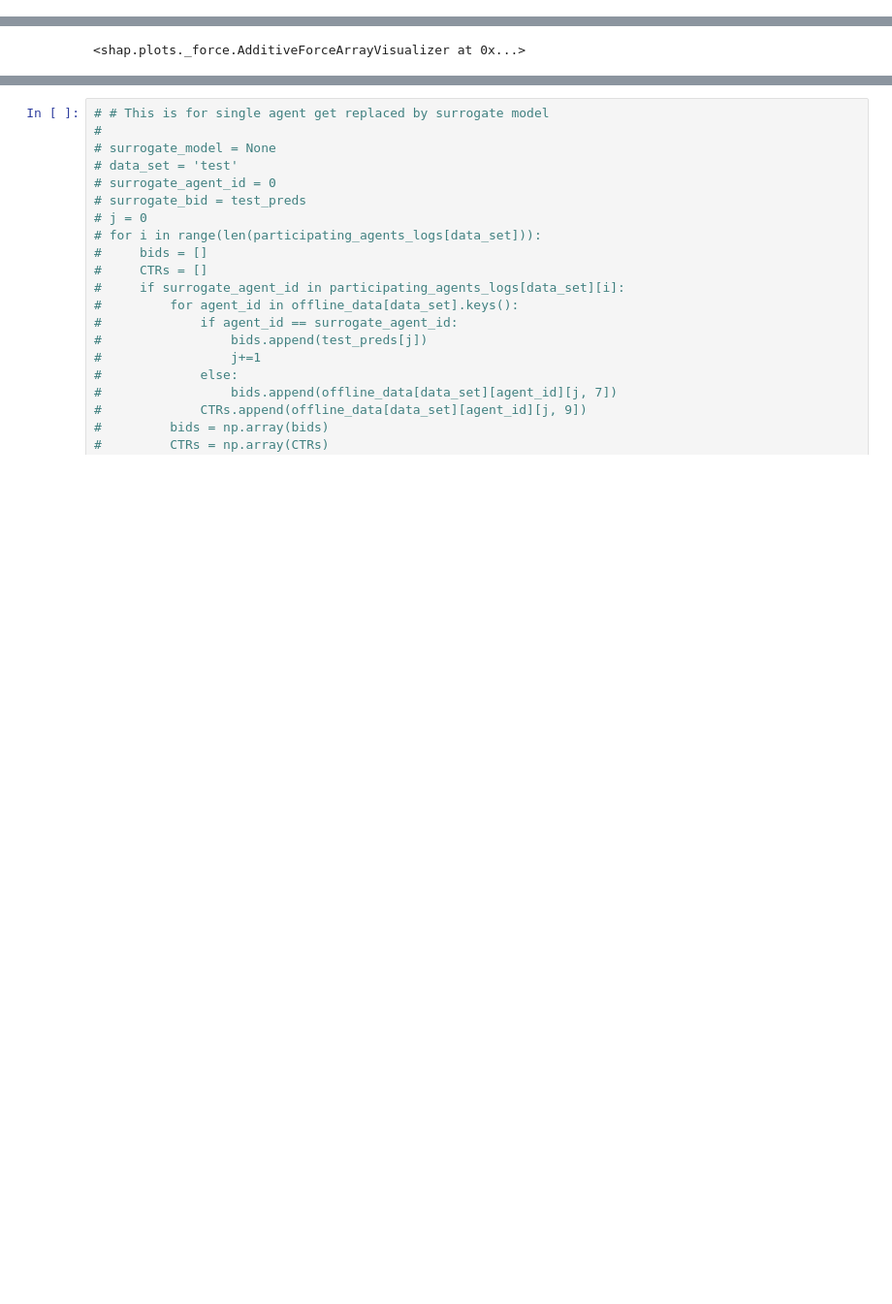
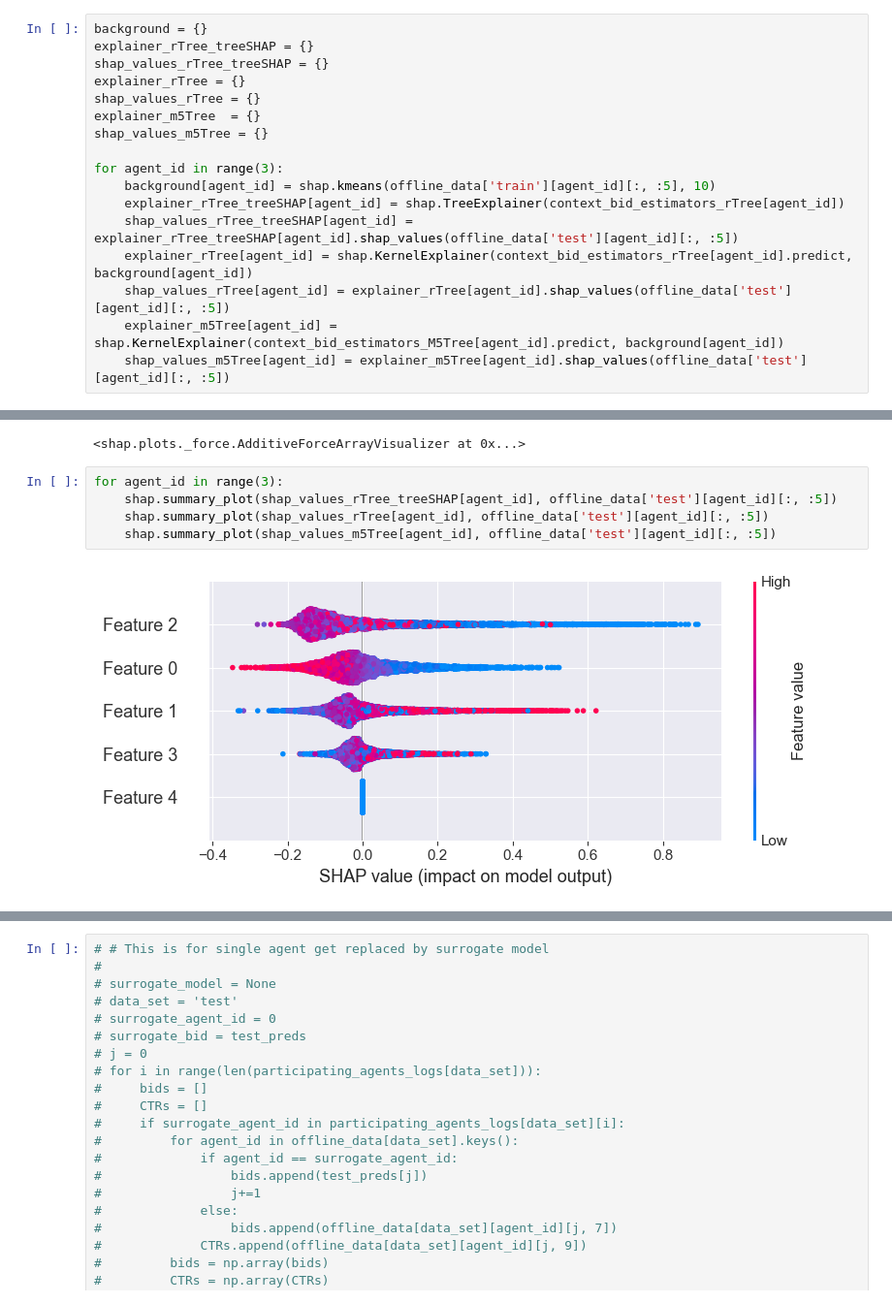
Before and after one commit to keith11119/auction-gym, a Jupyter notebook: src/data_DR_L.ipynb, the cells around one changed output, grey strips where cells are left out. Shown at 97% size. Cells and saved outputs as stored; diff of their text form; blank space fills up the shorter version.

Commit message:
uTree done + SHAP basic set up + experiments set up generally done

```diff
--- a/src/data_DR_L.ipynb
+++ b/src/data_DR_L.ipynb
@@ -318,6 +456,30 @@ shap_values.shape
+# %%
+background = {}
+explainer_rTree_treeSHAP = {}
+shap_values_rTree_treeSHAP = {}
+explainer_rTree = {}
+shap_values_rTree = {}
+explainer_m5Tree  = {}
+shap_values_m5Tree = {}
+
+for agent_id in range(3):
+    background[agent_id] = shap.kmeans(offline_data['train'][agent_id][:, :5], 10)
+    explainer_rTree_treeSHAP[agent_id] = shap.TreeExplainer(context_bid_estimators_rTree[agent_id])
+    shap_values_rTree_treeSHAP[agent_id] = explainer_rTree_treeSHAP[agent_id].shap_values(offline_data['test'][agent_id][:, :5])
+    explainer_rTree[agent_id] = shap.KernelExplainer(context_bid_estimators_rTree[agent_id].predict, background[agent_id])
+    shap_values_rTree[agent_id] = explainer_rTree[agent_id].shap_values(offline_data['test'][agent_id][:, :5])
+    explainer_m5Tree[agent_id] = shap.KernelExplainer(context_bid_estimators_M5Tree[agent_id].predict, background[agent_id])
+    shap_values_m5Tree[agent_id] = explainer_m5Tree[agent_id].shap_values(offline_data['test'][agent_id][:, :5])
 # %%
 shap.initjs()
 shap.force_plot(explainer.expected_value, shap_values[:200,:], offline_data['test'][0][:200, :5])
 # %% [output]
 [interactive output not drawn]
 <shap.plots._force.AdditiveForceArrayVisualizer at 0x...>
+# %%
+for agent_id in range(3):
+    shap.summary_plot(shap_values_rTree_treeSHAP[agent_id], offline_data['test'][agent_id][:, :5])
+    shap.summary_plot(shap_values_rTree[agent_id], offline_data['test'][agent_id][:, :5])
+    shap.summary_plot(shap_values_m5Tree[agent_id], offline_data['test'][agent_id][:, :5])
+# %% [output]
+[figure, added]
```
Also changed, not shown: parts of 52 cells of this notebook, 27 other files.
